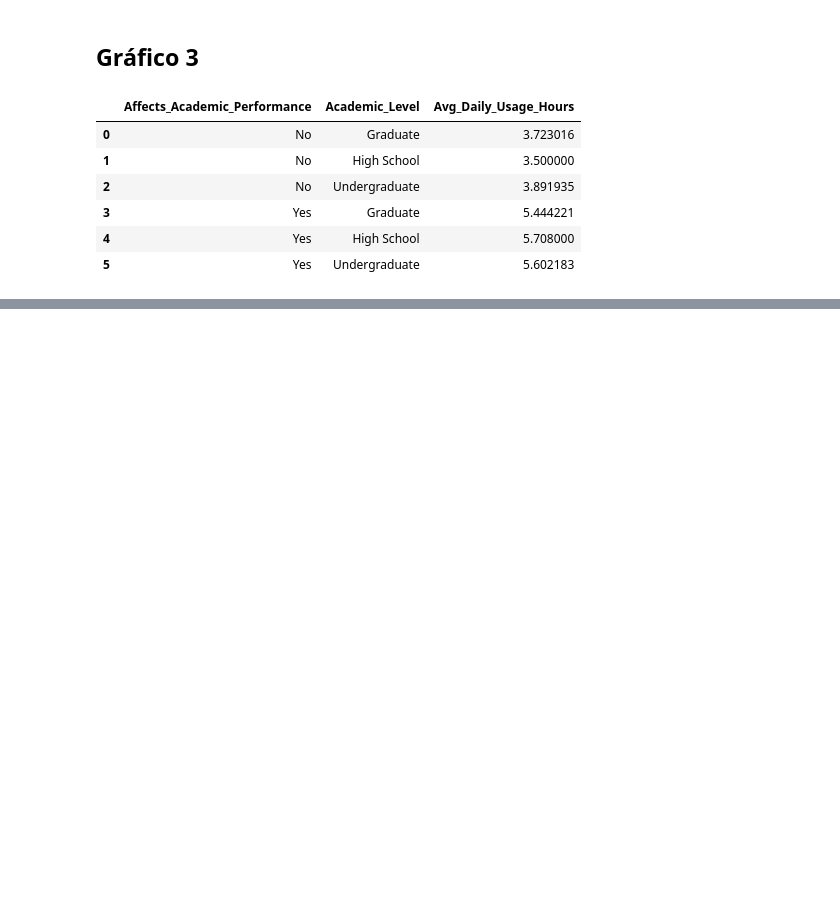
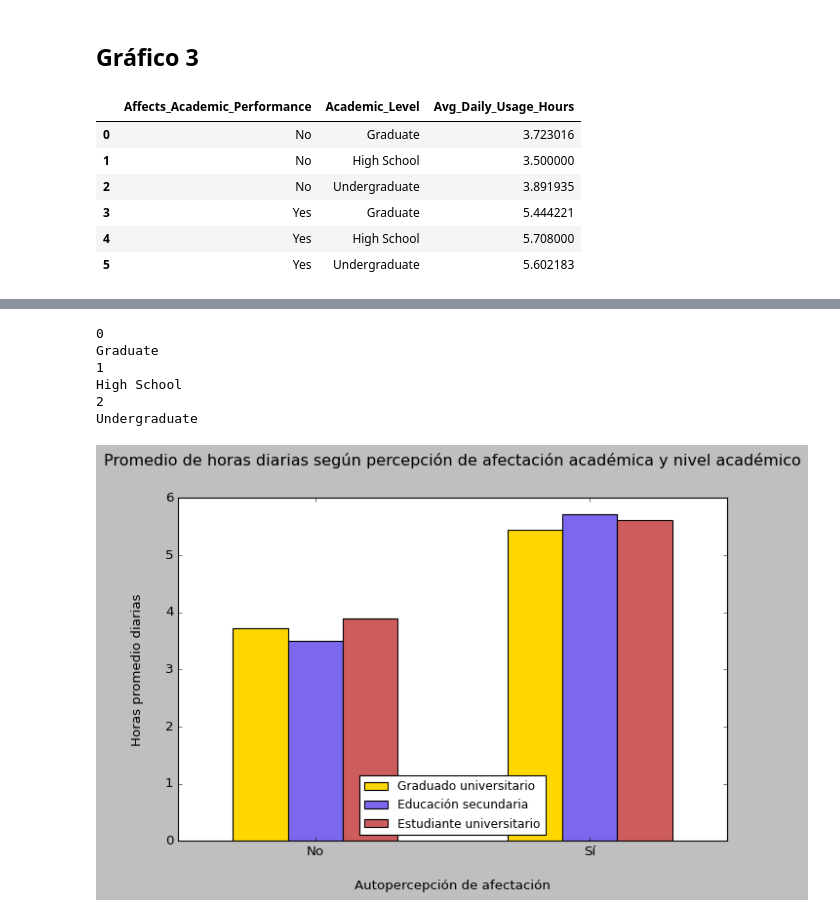
Before and after one commit to AGC79/eda_redes_sociales, a Jupyter notebook: EDA/0-Enunciado_EDA.ipynb, the cells around one changed output, grey strips where cells are left out. Drawn from its saved outputs; the diff is of its cells as text; code cells hidden in the pictures; blank space fills up the shorter version.

```diff
--- a/EDA/0-Enunciado_EDA.ipynb
+++ b/EDA/0-Enunciado_EDA.ipynb
@@ -530,7 +534,8 @@ plt.legend(frameon=False, loc="lower center", fontsize=11, labelspacing=0.5);
 # %% [markdown]
 ## Gráfico 3
 # %%
-social_media.groupby(["Affects_Academic_Performance", "Academic_Level"])["Avg_Daily_Usage_Hours"].mean().reset_index()
+medias_niv_acad = social_media.groupby(["Affects_Academic_Performance", "Academic_Level"])["Avg_Daily_Usage_Hours"].mean().reset_index()
+medias_niv_acad
 # %% [output]
 |  | Affects_Academic_Performance | Academic_Level | Avg_Daily_Usage_Hours |
 | 0 | No | Graduate | 3.723016 |
@@ -539,3 +544,7 @@ social_media.groupby(["Affects_Academic_Performance", "Academic_Level"])["Avg_Da
 | 3 | Yes | Graduate | 5.444221 |
 | 4 | Yes | High School | 5.708000 |
 | 5 | Yes | Undergraduate | 5.602183 |
+# %%
+dict_mapeo = {"No": 0, "Yes": 1}
+medias_niv_acad["Conv"] = medias_niv_acad["Affects_Academic_Performance"].map(dict_mapeo)
+medias_niv_acad
@@ -541,0 +559,51 @@ social_media.groupby(["Affects_Academic_Performance", "Academic_Level"])["Avg_Da
+# %%
+niveles = medias_niv_acad['Academic_Level'].unique()
+
+ancho = 0.2
+for i, nivel in enumerate(niveles):
+    print(i)
+    print(nivel)
+# %% [output]
+0
+Graduate
+1
+High School
+2
+Undergraduate
+# %%
+niveles = medias_niv_acad['Academic_Level'].unique()
+# %%
+plt.figure(figsize=(8,6))
+
+color = ['gold', 'mediumslateblue', 'indianred']
+ancho = 0.2
+for i, nivel in enumerate(niveles):
+    df_nivel = medias_niv_acad[medias_niv_acad['Academic_Level'] == nivel]
+    desplazamiento = (i - 1) * ancho
+    x = df_nivel['Conv'] + desplazamiento
+    if nivel == "Graduate":
+        nivel = "Graduado universitario"
+    elif nivel == "Undergraduate":
+        nivel = "Estudiante universitario"
+    else:
+        nivel = "Educación secundaria"
+    plt.bar(x, df_nivel['Avg_Daily_Usage_Hours'], width=ancho, color=color[i], label = nivel)
+
+"""
+plt.bar(medias_niv_acad["Conv"] ,
+        medias_niv_acad['Avg_Daily_Usage_Hours'],
+        color=['skyblue', 'salmon'],
+        width=0.2)
+"""
+plt.xticks([0, 1], ["No", "Sí"])
+plt.title("Promedio de horas diarias según percepción de afectación académica y nivel académico", pad=30)
+plt.xlabel("Autopercepción de afectación", labelpad=20)
+plt.ylabel("Horas promedio diarias", labelpad=20)
+plt.subplots_adjust(left=0.15, right=0.95, top=0.9, bottom=0.15)
+
+plt.xlim(-0.5, len(df_media_horas['Affects_Academic_Performance']) - 0.5)
+plt.legend(frameon=True, loc="lower center", fontsize=11, labelspacing=0.5)
+plt.tight_layout()
+plt.show()
+# %% [output]
+[figure, added]
```
Also changed, not shown: parts of 4 cells of this notebook.
